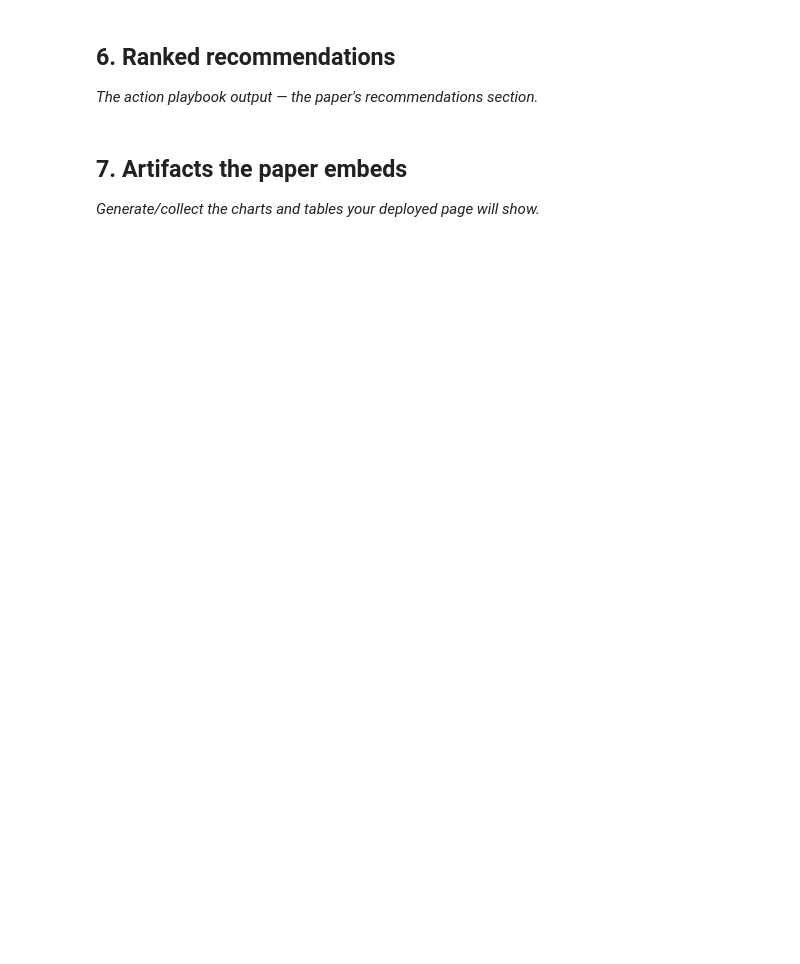
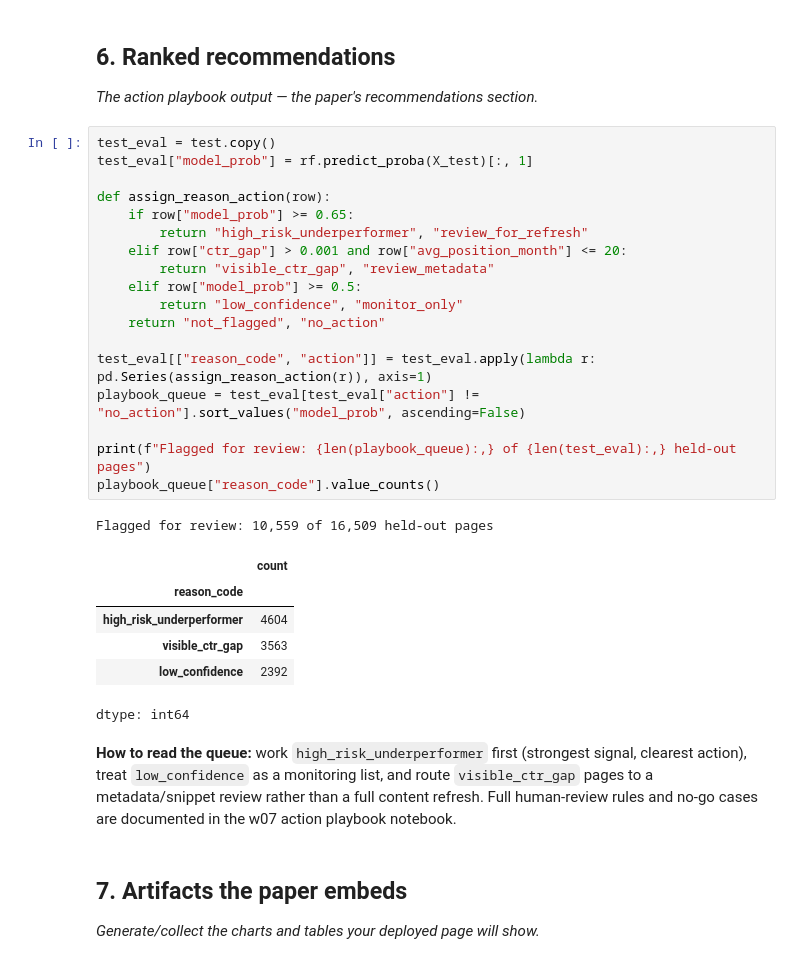
Before and after one commit to nooragab/flyrank-ml-internship, a Jupyter notebook: work/notebooks/capstone.ipynb, the cells around one changed output. Saved outputs shown, nothing was run; the diff lists cells and outputs as text; blank space fills up the shorter version.

```diff
--- a/work/notebooks/capstone.ipynb
+++ b/work/notebooks/capstone.ipynb
@@ -30,6 +281,37 @@ This skeleton is yours to fill. Work the sections **in order** — each one has
 ## 6. Ranked recommendations
 
 *The action playbook output — the paper's recommendations section.*
+# %%
+test_eval = test.copy()
+test_eval["model_prob"] = rf.predict_proba(X_test)[:, 1]
+
+def assign_reason_action(row):
+    if row["model_prob"] >= 0.65:
+        return "high_risk_underperformer", "review_for_refresh"
+    elif row["ctr_gap"] > 0.001 and row["avg_position_month"] <= 20:
+        return "visible_ctr_gap", "review_metadata"
+    elif row["model_prob"] >= 0.5:
+        return "low_confidence", "monitor_only"
+    return "not_flagged", "no_action"
+
+test_eval[["reason_code", "action"]] = test_eval.apply(lambda r: pd.Series(assign_reason_action(r)), axis=1)
+playbook_queue = test_eval[test_eval["action"] != "no_action"].sort_values("model_prob", ascending=False)
+
+print(f"Flagged for review: {len(playbook_queue):,} of {len(test_eval):,} held-out pages")
+playbook_queue["reason_code"].value_counts()
+# %% [output]
+Flagged for review: 10,559 of 16,509 held-out pages
+|  | count |
+| reason_code |  |
+| high_risk_underperformer | 4604 |
+| visible_ctr_gap | 3563 |
+| low_confidence | 2392 |
+dtype: int64
+# %% [markdown]
+**How to read the queue:** work `high_risk_underperformer` first (strongest signal, clearest
+action), treat `low_confidence` as a monitoring list, and route `visible_ctr_gap` pages to a
+metadata/snippet review rather than a full content refresh. Full human-review rules and
+no-go cases are documented in the w07 action playbook notebook.
 # %% [markdown]
 ## 7. Artifacts the paper embeds
 
```
Also changed, not shown: parts of 14 cells of this notebook.
